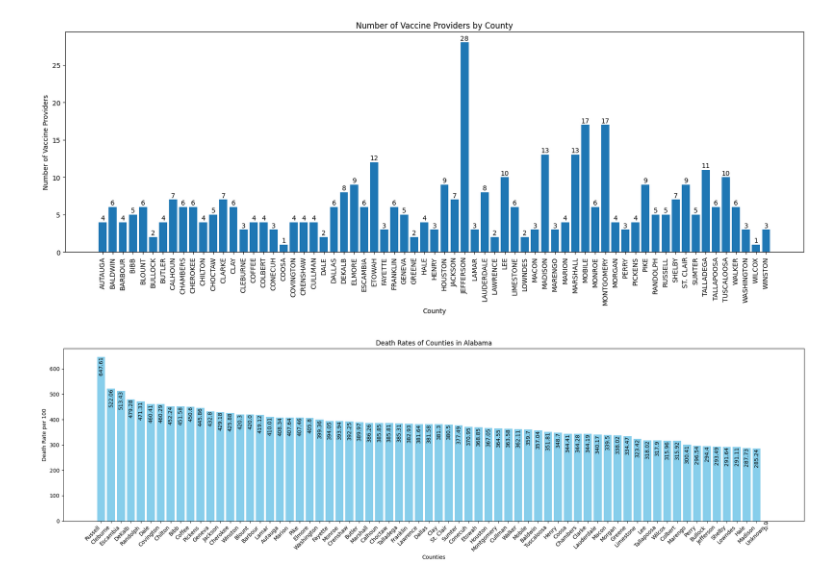
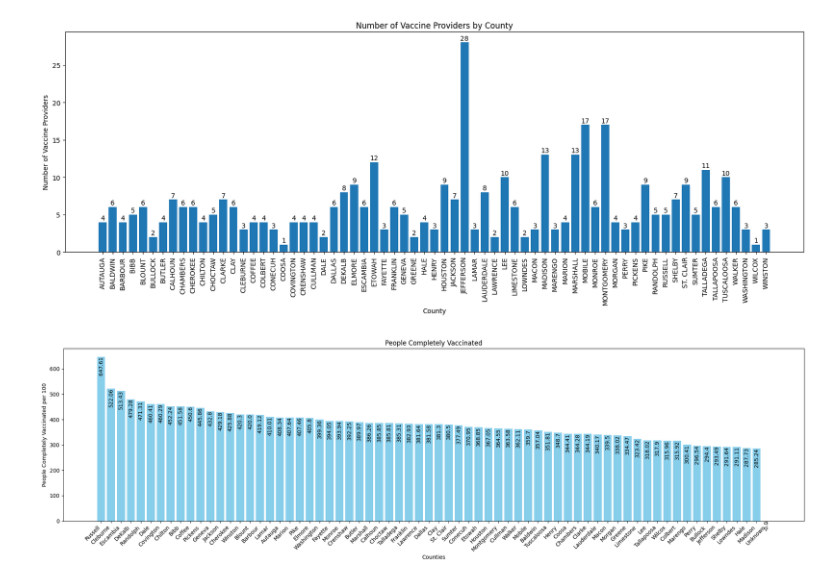
Before and after one commit to Nayanpatel009/Assignment, a Jupyter notebook: Hw.ipynb, the cells around one changed output. Cells and saved outputs as stored; diff of their text form; code cells hidden in the pictures.

```diff
--- a/Hw.ipynb
+++ b/Hw.ipynb
@@ -64,33 +64,33 @@ plt.show()
 # %%
 #Problem3
 import pandas as pd
 import matplotlib.pyplot as plt
 import seaborn as sns
 import numpy as np
 
 df = pd.read_csv('https://raw.githubusercontent.com/Nayanpatel009/Assignment/main/VaccineData-2.csv')
 df.describe()
 
 
 # Calculate death rates per 100,000 population
 df['Death_Rate'] = (df['Population > 16'] / df['People Completely Vaccinated']) * 100
 
 # Sort the DataFrame by death rate in descending order
 df = df.sort_values(by='Death_Rate', ascending=False)
 
 # Plot the data with labels on bars
 plt.figure(figsize=(20, 6))
 bars = plt.bar(df['County'], df['Death_Rate'], color='skyblue')
 
 for bar in bars:
     yval = bar.get_height()
     plt.text(bar.get_x() + bar.get_width() / 2, yval, round(yval, 2), ha='center', va='top', rotation=90)
 
 plt.xlabel('Counties')
-plt.ylabel('Death Rate per 100')
-plt.title('Death Rates of Counties in Alabama')
+plt.ylabel('People Completely Vaccinated per 100')
+plt.title('People Completely Vaccinated')
 plt.xticks(rotation=45, ha='right')
 plt.tight_layout()
 plt.show()
 # %% [output]
-[figure, old version]
+[figure, new version]
```
